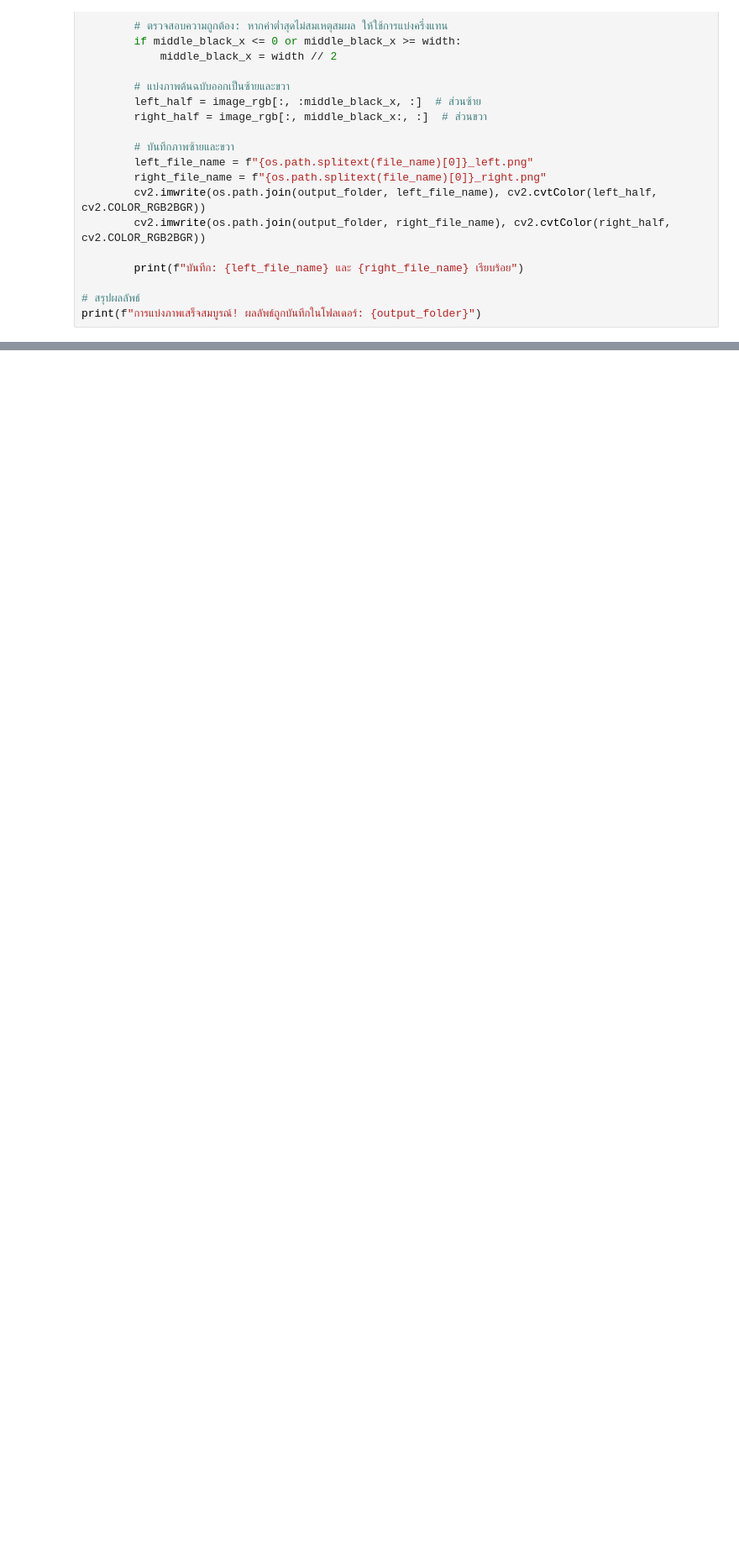
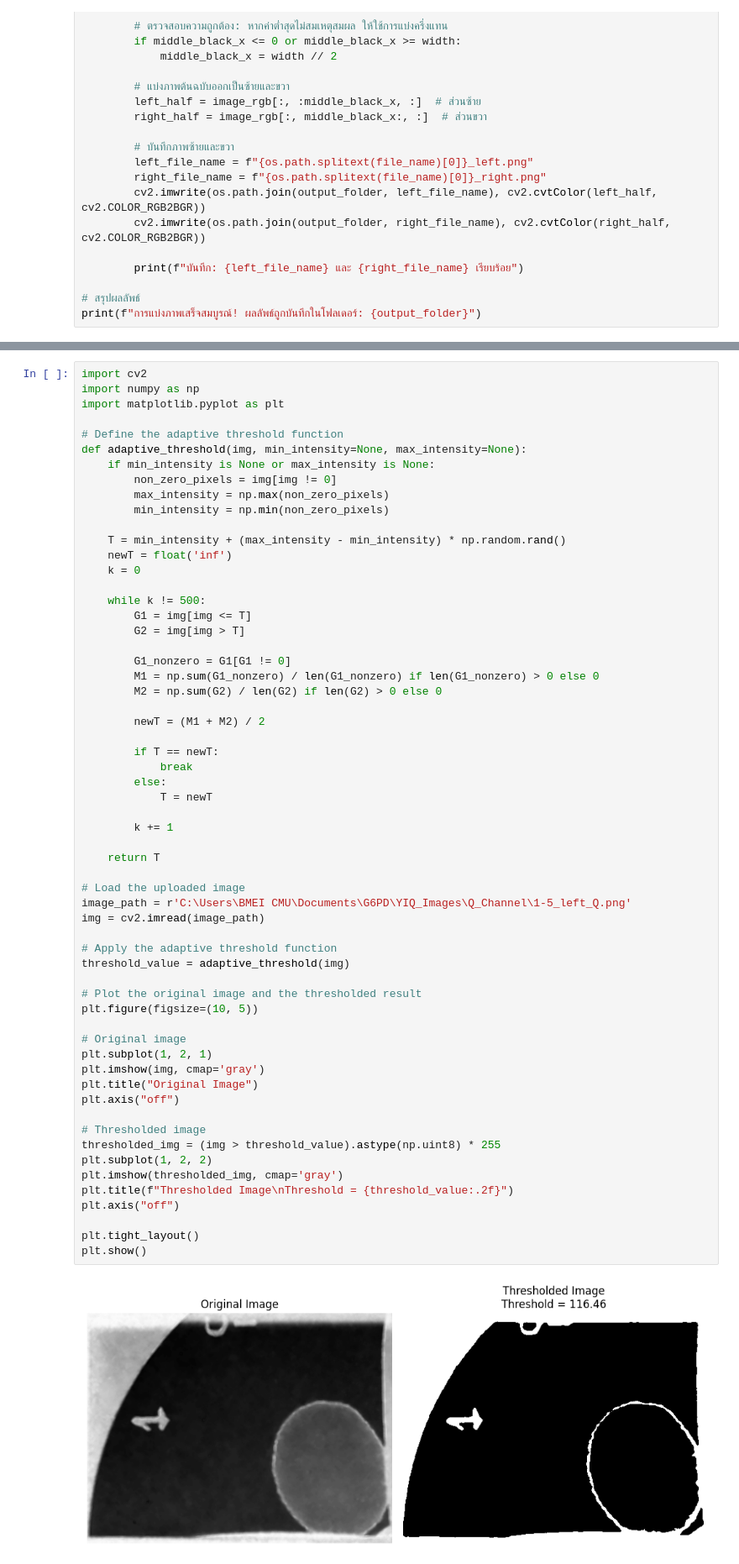
Before and after one commit to KungLobster69/WORK, a Jupyter notebook: Windows/CODE_BME/PROJECT_G6PD/Blood_cell_separation.ipynb, the cells around one changed output, grey strips where cells are left out. Shown at 84% size. Cells and saved outputs as stored; diff of their text form; blank space fills up the shorter version.

```diff
--- a/Windows/CODE_BME/PROJECT_G6PD/Blood_cell_separation.ipynb
+++ b/Windows/CODE_BME/PROJECT_G6PD/Blood_cell_separation.ipynb
@@ -164,0 +276,62 @@ plt.show()
+# %%
+import cv2
+import numpy as np
+import matplotlib.pyplot as plt
+
+# Define the adaptive threshold function
+def adaptive_threshold(img, min_intensity=None, max_intensity=None):
+    if min_intensity is None or max_intensity is None:
+        non_zero_pixels = img[img != 0]
+        max_intensity = np.max(non_zero_pixels)
+        min_intensity = np.min(non_zero_pixels)
+
+    T = min_intensity + (max_intensity - min_intensity) * np.random.rand()
+    newT = float('inf')
+    k = 0
+
+    while k != 500:
+        G1 = img[img <= T]
+        G2 = img[img > T]
+
+        G1_nonzero = G1[G1 != 0]
+        M1 = np.sum(G1_nonzero) / len(G1_nonzero) if len(G1_nonzero) > 0 else 0
+        M2 = np.sum(G2) / len(G2) if len(G2) > 0 else 0
+
+        newT = (M1 + M2) / 2
+
+        if T == newT:
+            break
+        else:
+            T = newT
+
+        k += 1
+
+    return T
+
+# Load the uploaded image
+image_path = r'C:\Users\BMEI CMU\Documents\G6PD\YIQ_Images\Q_Channel\1-5_left_Q.png'
+img = cv2.imread(image_path)
+
+# Apply the adaptive threshold function
+threshold_value = adaptive_threshold(img)
+
+# Plot the original image and the thresholded result
+plt.figure(figsize=(10, 5))
+
+# Original image
+plt.subplot(1, 2, 1)
+plt.imshow(img, cmap='gray')
+plt.title("Original Image")
+plt.axis("off")
+
+# Thresholded image
+thresholded_img = (img > threshold_value).astype(np.uint8) * 255
+plt.subplot(1, 2, 2)
+plt.imshow(thresholded_img, cmap='gray')
+plt.title(f"Thresholded Image\nThreshold = {threshold_value:.2f}")
+plt.axis("off")
+
+plt.tight_layout()
+plt.show()
+# %% [output]
+[figure, added]
```
Also changed, not shown: parts of 3 cells of this notebook, 1 other file.
